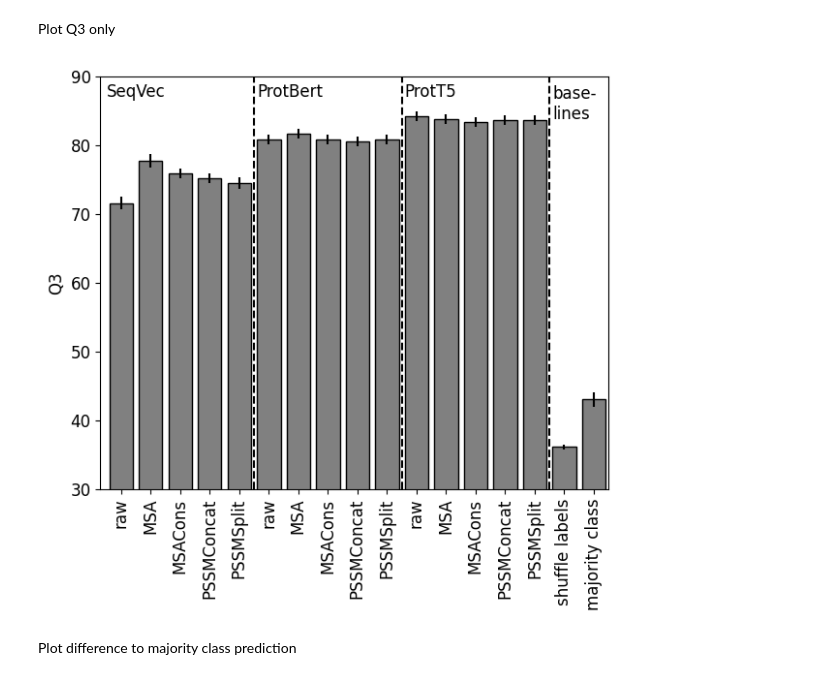
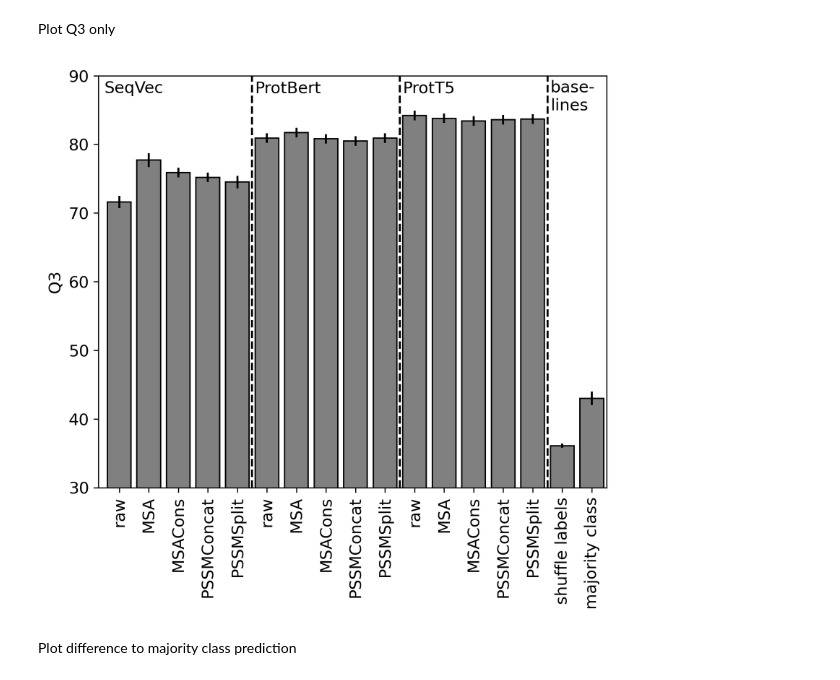
Before and after one commit to erckert/EV-embeddings-figures, a Jupyter notebook: visualizeResults.ipynb, the cells around one changed output. Drawn from its saved outputs; the diff is of its cells as text; code cells hidden in the pictures.

Commit message:
Update figures for review

```diff
--- a/visualizeResults.ipynb
+++ b/visualizeResults.ipynb
@@ -150,29 +150,30 @@ x_labels = [label.replace('SeqVec ', '').replace('ProtBert ', '').replace('ProtT
 Plot Q3 only
 # %%
 plt.rcParams['font.size'] = '12'
-fig = plt.figure(figsize=(12, 12))
+fig = plt.figure(figsize=(12, 12), dpi=300)
 ax = plt.subplot2grid((15, 30), (0, 0), colspan=17, rowspan=7)
 #plt.grid(axis='y', color='0.9')
 
 ax.bar(labels, q3, yerr=ci, color="gray", width=0.8, edgecolor="black")
 ax.set_ylim([30, 90])
 ax.set_xlim([-0.7, 16.5])
 ax.set_xticklabels(x_labels, rotation=90, ha='center')
 ax.set_ylabel('Q3')
 
 
-plt.annotate('SeqVec',xy=(-0.5, 87))
-plt.annotate('ProtBert',xy=(4.6, 87))
-plt.annotate('ProtT5',xy=(9.6, 87))
-plt.annotate('base-\nlines',xy=(14.6, 83.85))
+plt.annotate('SeqVec',xy=(-0.5, 87.5))
+plt.annotate('ProtBert',xy=(4.6, 87.5))
+plt.annotate('ProtT5',xy=(9.6, 87.5))
+plt.annotate('base-\nlines',xy=(14.6, 85))
 plt.axvline(x=seperator_seqvec,  color='black', ls='--')
 plt.axvline(x=seperator_bert,  color='black', ls='--')
 plt.axvline(x=seperator_t5,  color='black', ls='--')
 
 
-plt.show()
+#plt.show()
+plt.savefig("Fig2.jpeg")
 # %% [output]
-[figure, old version]
+[figure, new version]
 # %% [markdown]
 Plot difference to majority class prediction
 # %%
```
Also changed, not shown: parts of 2 cells of this notebook.
